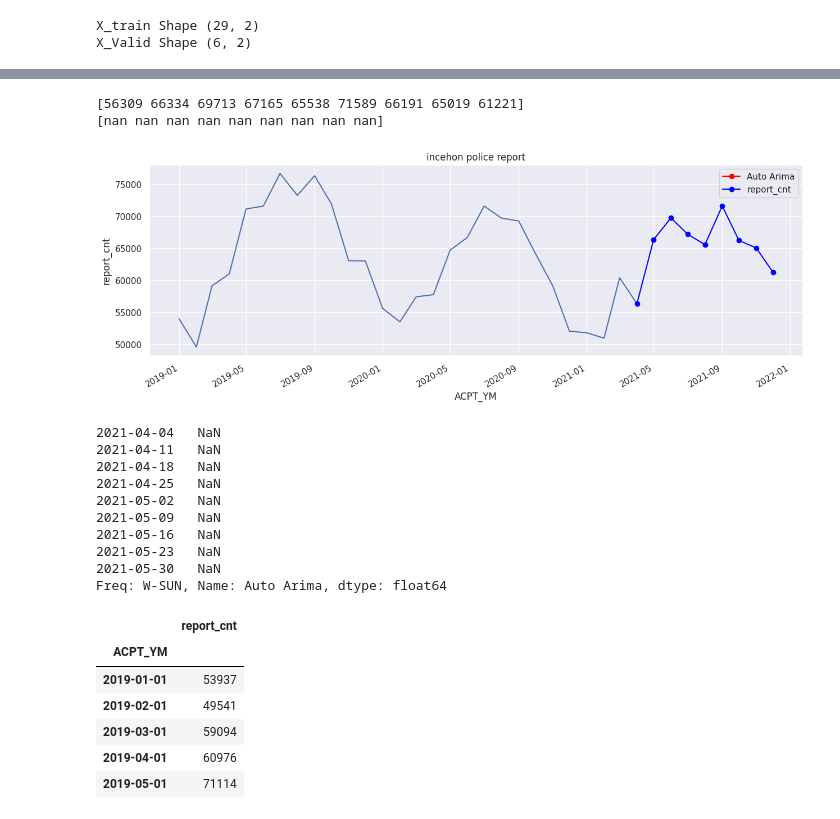
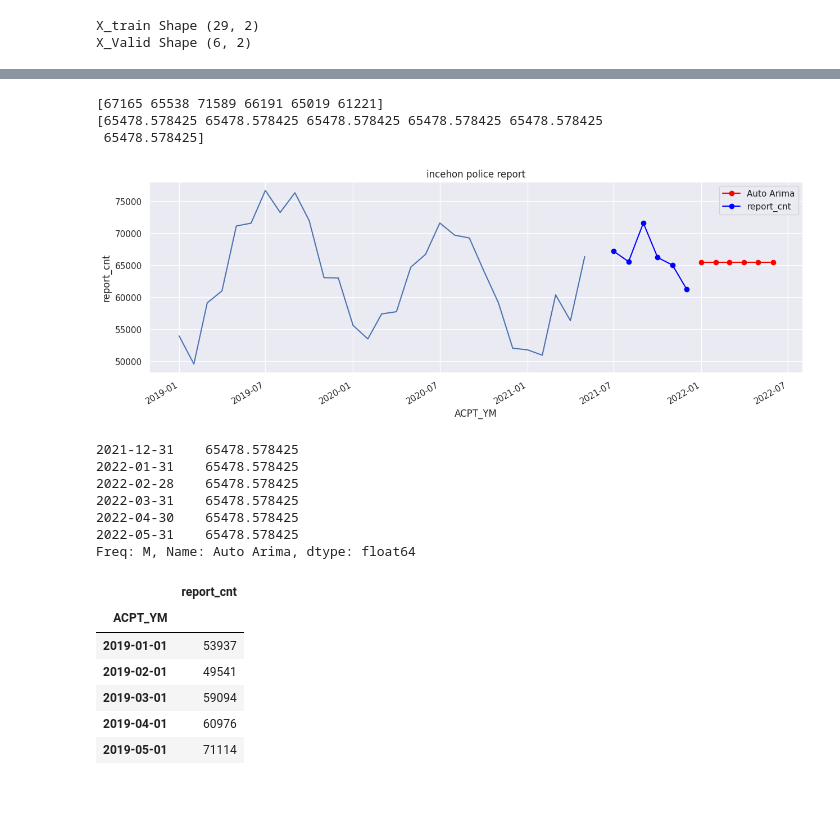
Before and after one commit to geun-hyoung/python-exploratory-data-analysis-police-data, a Jupyter notebook: Data_Clenaing&EDA.ipynb, the cells around one changed output, grey strips where cells are left out. Cells and saved outputs as stored; diff of their text form; code cells hidden in the pictures.

```diff
--- a/Data_Clenaing&EDA.ipynb
+++ b/Data_Clenaing&EDA.ipynb
@@ -639,6 +689,6 @@ for param in pdq:
 # %%
 # 4주간의 값을 예측할 것이므로 예측날짜들을 인덱스로 한 dataframe 만들기
-index_4_weeks = pd.date_range(nyc.index[-1], freq='M', periods = 6, tz = None)
+index_4_weeks = pd.date_range(nyc_v.index[-1], freq='M', periods = 6, tz = None)
 
 
 #본격 모델 돌리기..
@@ -683,40 +736,38 @@ nyc_v
 # %%
 # Auto-ARIMA 돌리기 - 계측값이 일별이면 m=1, 월별이면 m=12, 주별이면 m=52,
 # 계절성이 있는 데이터면 seasonal=True 로 바꿔야함. 알아서 d 값을 찾아줌.
 auto_arima_model = pm.auto_arima(nyc, seasonal=False, m=12)
 
 # 모델 예측
-fcast2 = auto_arima_model.predict(9)
+fcast2 = auto_arima_model.predict(6)[0]
 fcast2 = pd.Series(fcast2, index=index_4_weeks)
 fcast2 = fcast2.rename("Auto Arima")
 
 # 예측값 시각화
 fig, ax = plt.subplots(figsize=(15,5))
 chart = sns.lineplot(x='ACPT_YM', y='report_cnt', data = nyc)
 chart.set_title('incehon police report')
 fcast2.plot(ax=ax, color='red', marker="o", legend=True)
 nyc_v.plot(ax=ax, color='blue', marker="o", legend=True)
 print(nyc_v['report_cnt'].values)
 print(fcast2.values)
 # # AIC 프린트하기
 # print('The MSE of auto-arima is:', mean_squared_error(nyc_v['report_cnt'].values, fcast2.values, squared=False))
 # %% [output]
-[56309 66334 69713 67165 65538 71589 66191 65019 61221]
-[nan nan nan nan nan nan nan nan nan]
+[67165 65538 71589 66191 65019 61221]
+[65478.578425 65478.578425 65478.578425 65478.578425 65478.578425
+ 65478.578425]
-[figure, old version]
+[figure, new version]
 # %%
 fcast2
 # %% [output]
-2021-04-04   NaN
-2021-04-11   NaN
-2021-04-18   NaN
-2021-04-25   NaN
-2021-05-02   NaN
-2021-05-09   NaN
-2021-05-16   NaN
-2021-05-23   NaN
-2021-05-30   NaN
-Freq: W-SUN, Name: Auto Arima, dtype: float64
+2021-12-31    65478.578425
+2022-01-31    65478.578425
+2022-02-28    65478.578425
+2022-03-31    65478.578425
+2022-04-30    65478.578425
+2022-05-31    65478.578425
+Freq: M, Name: Auto Arima, dtype: float64
 # %%
 total_inccheon = incheon_df.groupby(['ACPT_YM'])['RPRT_CASCNT_WHOL'].agg(**{'report_cnt':'sum'})
 # %%
```
Also changed, not shown: parts of 9 cells of this notebook.
